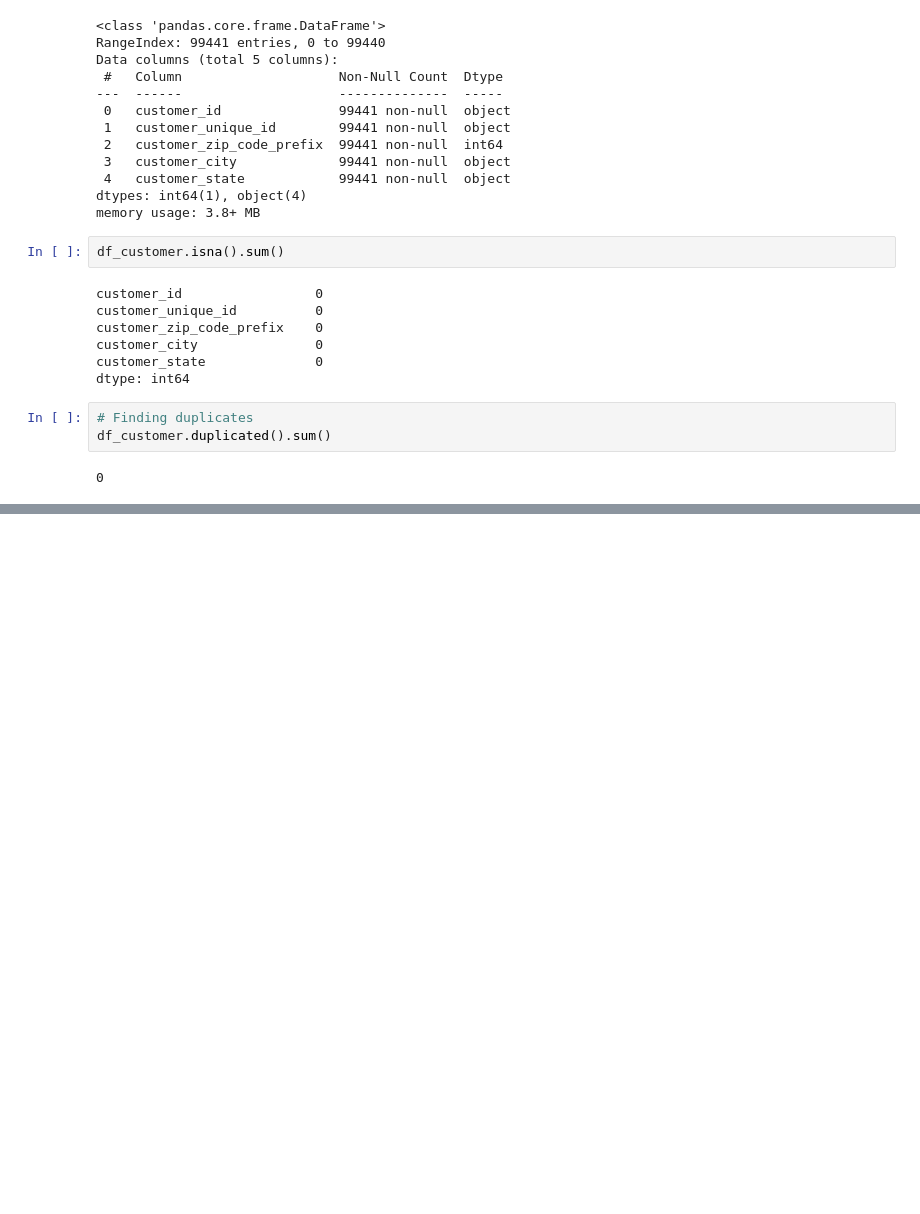
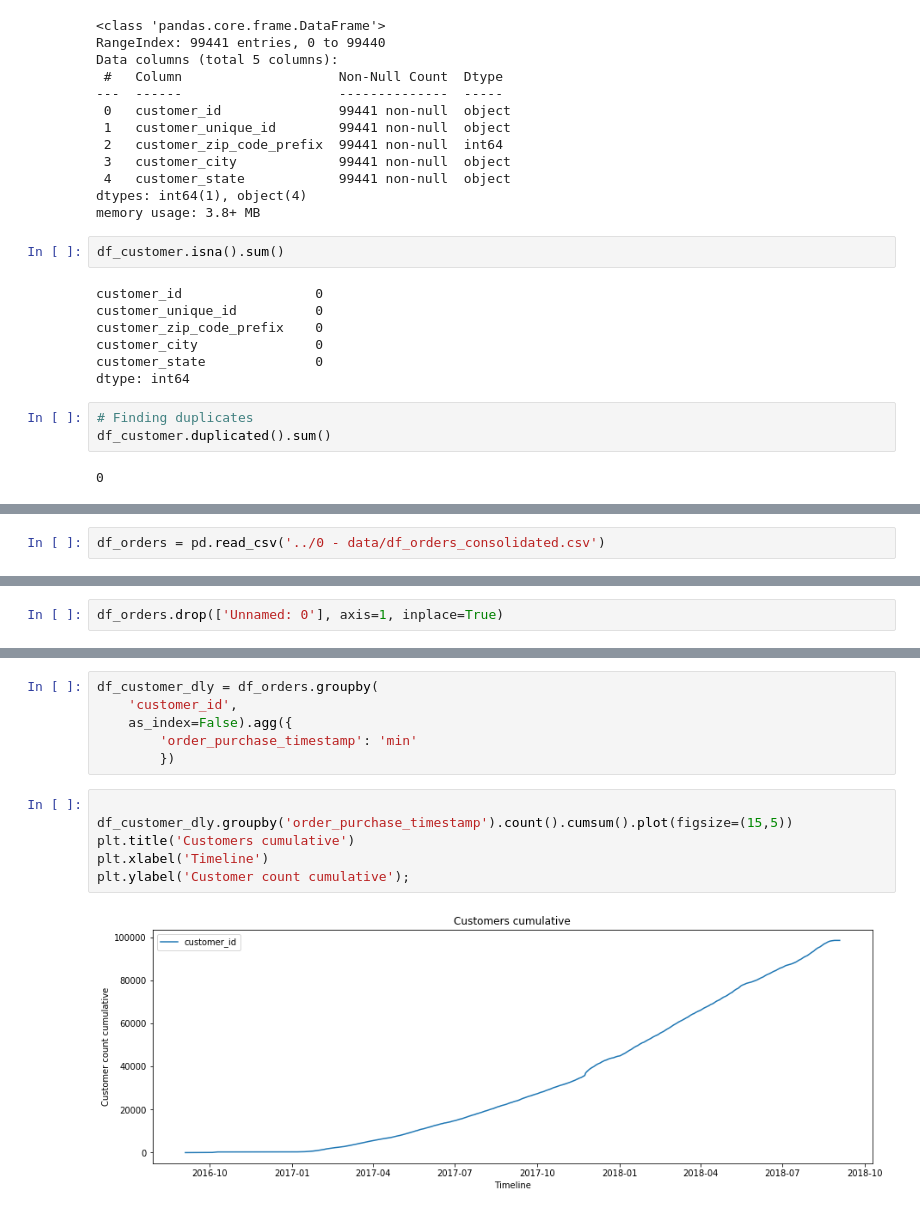
Before and after one commit to Hummelt/Capstone-Project, a Jupyter notebook: 1 - Customer Segmentation/customer_segmentation.ipynb, the cells around one changed output, grey strips where cells are left out. Drawn from its saved outputs; the diff is of its cells as text; blank space fills up the shorter version.

```diff
--- a/1 - Customer Segmentation/customer_segmentation.ipynb
+++ b/1 - Customer Segmentation/customer_segmentation.ipynb
@@ -176,0 +206,2 @@ df_customer.duplicated().sum()
+# %%
+df_orders = pd.read_csv('../0 - data/df_orders_consolidated.csv')
@@ -176,0 +248,2 @@ df_customer.duplicated().sum()
+# %%
+df_orders.drop(['Unnamed: 0'], axis=1, inplace=True)
@@ -176,0 +393,14 @@ df_customer.duplicated().sum()
+# %%
+df_customer_dly = df_orders.groupby(
+    'customer_id',
+    as_index=False).agg({
+        'order_purchase_timestamp': 'min'
+        })
+# %%
+
+df_customer_dly.groupby('order_purchase_timestamp').count().cumsum().plot(figsize=(15,5))
+plt.title('Customers cumulative')
+plt.xlabel('Timeline')
+plt.ylabel('Customer count cumulative');
+# %% [output]
+[figure, added]
```
Also changed, not shown: parts of 72 cells of this notebook, 1 other file.
